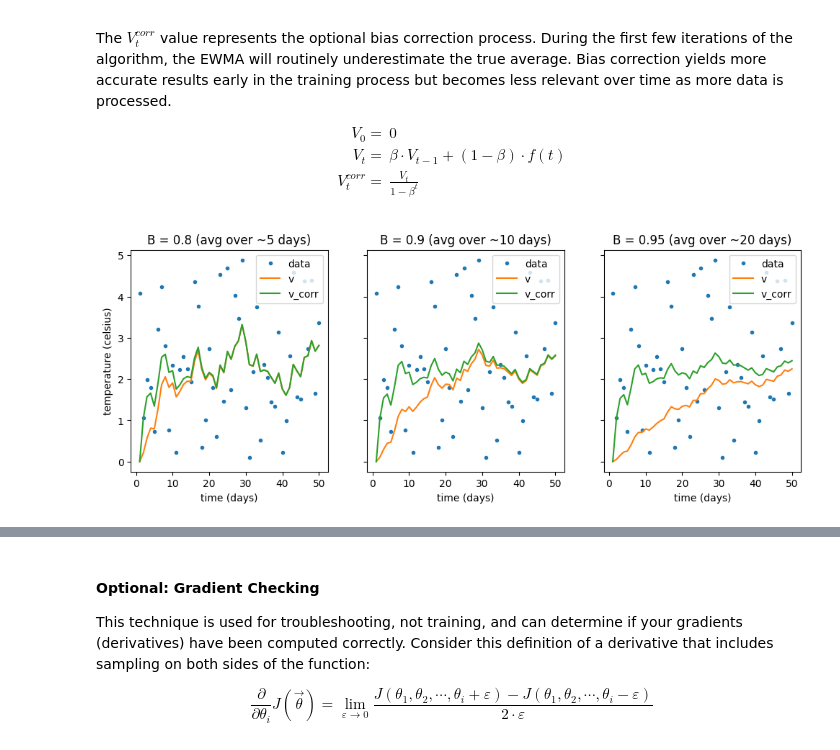
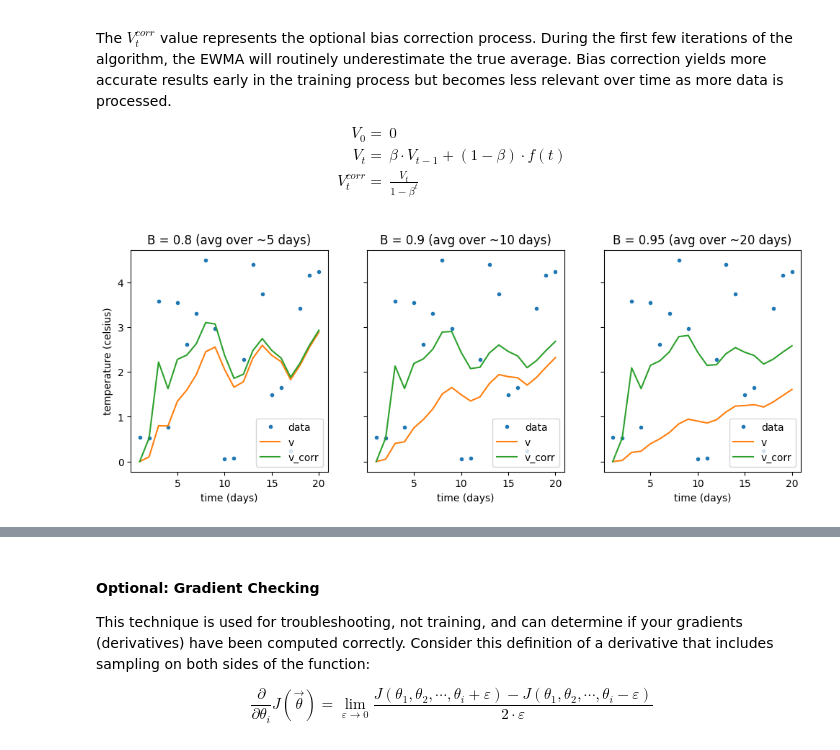
Before and after one commit to nickrusso42518/ml-qrg, a Jupyter notebook: ml_qrg.ipynb, the cells around one changed output, grey strips where cells are left out. Drawn from its saved outputs; the diff is of its cells as text; code cells hidden in the pictures.

```diff
--- a/ml_qrg.ipynb
+++ b/ml_qrg.ipynb
@@ -965,33 +965,33 @@ V_t^{corr} = & \frac{V_t}{1-\beta^t}
 \end{align}
 $$
 # %%
-size_in = 50
+size_in = 20
 beta = np.array([0.8, 0.9, 0.95])
 x_in = np.arange(1, size_in + 1, 1)
 y_in = np.random.rand(size_in) * 5
 
 def ewma(size, y, B):
     v, v_corr = np.zeros(size), np.zeros(size)
-    for t in range(1, len(v)):
+    for t in range(1, len(y)):
         v[t] = (B * v[t-1]) + ((1 - B) * y[t])
         v_corr[t] = v[t] / (1 - B**t)
 
     return v, v_corr
 
 fig, ax = plt.subplots(nrows=1, ncols=len(beta), sharey=True)
 fig.set_size_inches(12, 4)
 ax[0].set_ylabel("temperature (celsius)")
 
 for B, axis in zip(beta, ax):
     v, v_corr = ewma(size_in, y_in, B)
     axis.set_title(f"B = {B} (avg over ~{int(round(1/(1-B)))} days)")
     axis.set_xlabel("time (days)")
     axis.plot(x_in, y_in, label="data", linestyle="", marker=".")
     axis.plot(x_in, v, label="v")
     axis.plot(x_in, v_corr, label="v_corr")
     axis.legend()
 # %% [output]
-[figure, old version]
+[figure, new version]
 # %% [markdown]
 In the context of gradient descent, the EWMA resembles "momentum", allowing the algorithm to trend downhill more quickly without oscillations in dimensions that diverge from the global minimum. This strategy can be combined with any of the aforementioned gradient descent variants (batch, mini-batch, or stochastic).
 
```
Also changed, not shown: parts of 4 cells of this notebook.
